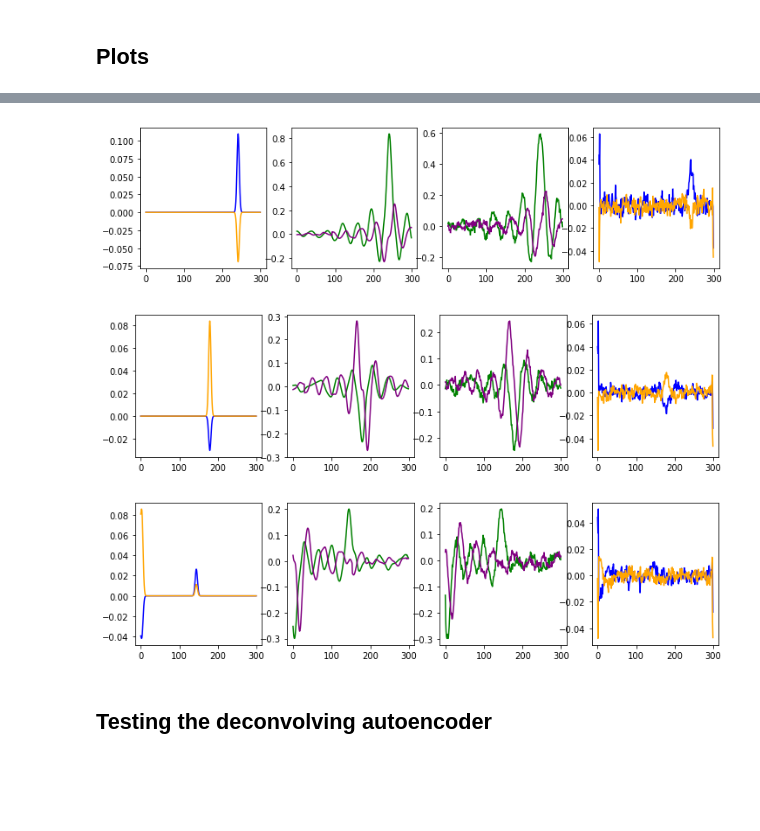
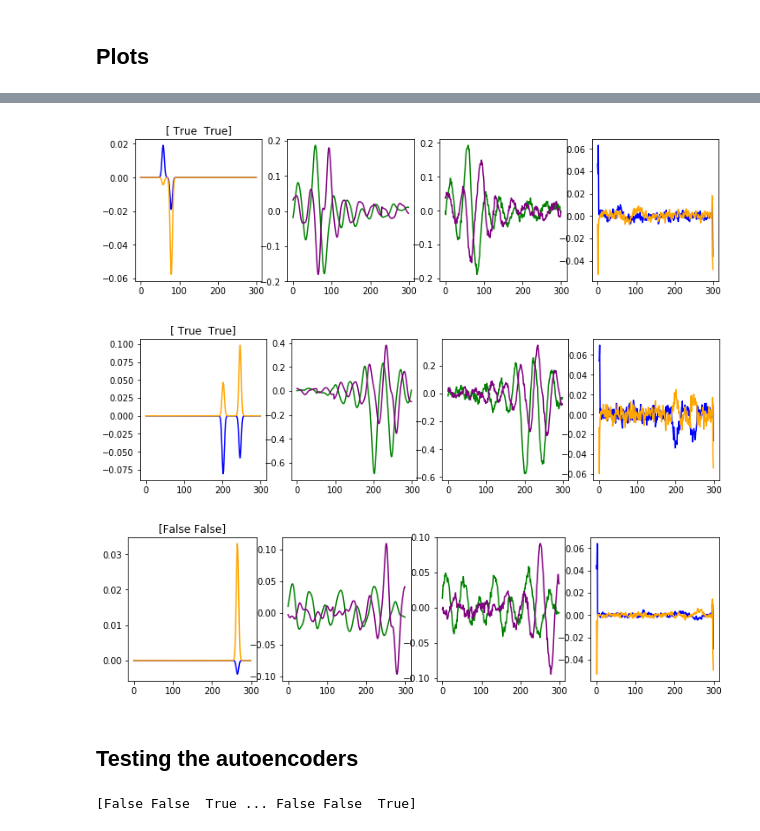
Before and after one commit to MatthewJA/brushtail, a Jupyter notebook: c3dis-simulation-autoencoder-experiments.ipynb, the cells around one changed output, grey strips where cells are left out. Saved outputs shown, nothing was run; the diff lists cells and outputs as text; code cells hidden in the pictures; blank space fills up the shorter version.

```diff
--- a/c3dis-simulation-autoencoder-experiments.ipynb
+++ b/c3dis-simulation-autoencoder-experiments.ipynb
@@ -123,11 +119,11 @@ class DeconvolvingAutoencoder(nn.Module):
         return conv, recon, activ
 
     @classmethod
-    def loss(cls, init, conv, conv_recon, init_recon, alpha=0.5):
+    def loss(cls, init, conv, conv_recon, init_recon, alpha=0.5, l1_reg=0):
         loss_conv = cls.loss_fn(conv_recon, conv)
         loss_e2e = cls.loss_fn(init_recon, init)
 
-        return loss_conv * alpha + (1 - alpha) * loss_e2e
+        return loss_conv * alpha + (1 - alpha) * loss_e2e + l1_reg * abs(init_recon).sum()
 # %%
 min_phi = -1000
 max_phi = 1000
@@ -168,13 +178,16 @@ phi_samp, rmsf = numpy.loadtxt('dae/rmsf.txt', dtype=complex).T
 phis = numpy.linspace(min_phi, max_phi, phi_sampling)
 rmsf = numpy.interp(phis, phi_samp.astype(float), rmsf)
 dcae = DeconvolvingAutoencoder(rmsf, 300, 64).float()
-# ae = Autoencoder(64).float()
-optimiser = optim.Adagrad(dcae.parameters(), lr=1e-3)
-losses = []
+e2e = E2E(300).float()
+optimiser_dcae = optim.Adam(dcae.parameters(), lr=1e-3)
+optimiser_e2e = optim.Adam(e2e.parameters(), lr=1e-4)
+losses_dcae = []
+losses_e2e = []
+
 # %matplotlib inline
 phis = phis.astype(float)
 # plt.plot(phis, rmsf.real); plt.plot(phis, rmsf.imag)
 
 
-dcae.load_state_dict(torch.load('/home/alger/possum/alger/dcae_2019-04-29 11-20-16.557153.model'))
-dcae.eval()
+dcae.load_state_dict(torch.load('/home/alg010/Downloads/dcae_2019-04-29 11-20-16.557153.model'))
+dcae.eval();
@@ -198,0 +199,3 @@ DeconvolvingAutoencoder(
+# %%
+torch_labels = torch.from_numpy(numpy.stack([simple, 1 - simple]).T).float()
+print(torch_labels)
@@ -198,0 +212,7 @@ DeconvolvingAutoencoder(
+# %%
+%matplotlib inline
+for i in range(1):
+    plt.plot(torch_T[i].detach().numpy()[0])
+    plt.plot(torch_T[i].detach().numpy()[1])
+    plt.title(torch_labels[i])
+    plt.show()
@@ -290,28 +389,31 @@ recon = dcae.forward(torch_X)
 # %%
 %matplotlib inline
 for i in range(3):
     plt.figure(figsize=(12, 3))
     plt.subplot(1, 4, 1)
+    plt.title(torch_labels[i].detach().numpy() == [0, 1])
     plt.plot(torch_T[i][0].detach().numpy(), c='blue')
     plt.plot(torch_T[i][1].detach().numpy(), c='orange')
     plt.subplot(1, 4, 2)
     plt.plot(recon[0][i][0].detach().numpy(), c='green')
     plt.plot(recon[0][i][1].detach().numpy(), c='purple')
     plt.subplot(1, 4, 3)
     plt.plot(recon[1][i][0].detach().numpy(), c='green')
     plt.plot(recon[1][i][1].detach().numpy(), c='purple')
     plt.subplot(1, 4, 4)
     plt.plot(recon[2][i][0].detach().numpy(), c='blue')
     plt.plot(recon[2][i][1].detach().numpy(), c='orange')
     plt.show()
 # %% [output]
-[figure, old version]
+[figure, new version]
-[figure, old version]
+[figure, new version]
-[figure, old version]
+[figure, new version]
 # %% [markdown]
-## Testing the deconvolving autoencoder
+## Testing the autoencoders
 # %%
-labels = simple * 2 - 1
-labels[:10]
+labels = simple
+print(labels)
 encoding_dirty = dcae.encode_dirty(torch_X).detach().numpy()
 encoding_clean = dcae.encode_clean(torch_X).detach().numpy()
+# %% [output]
+[False False  True ... False False  True]
```
Also changed, not shown: parts of 25 cells of this notebook, 2 other files.
